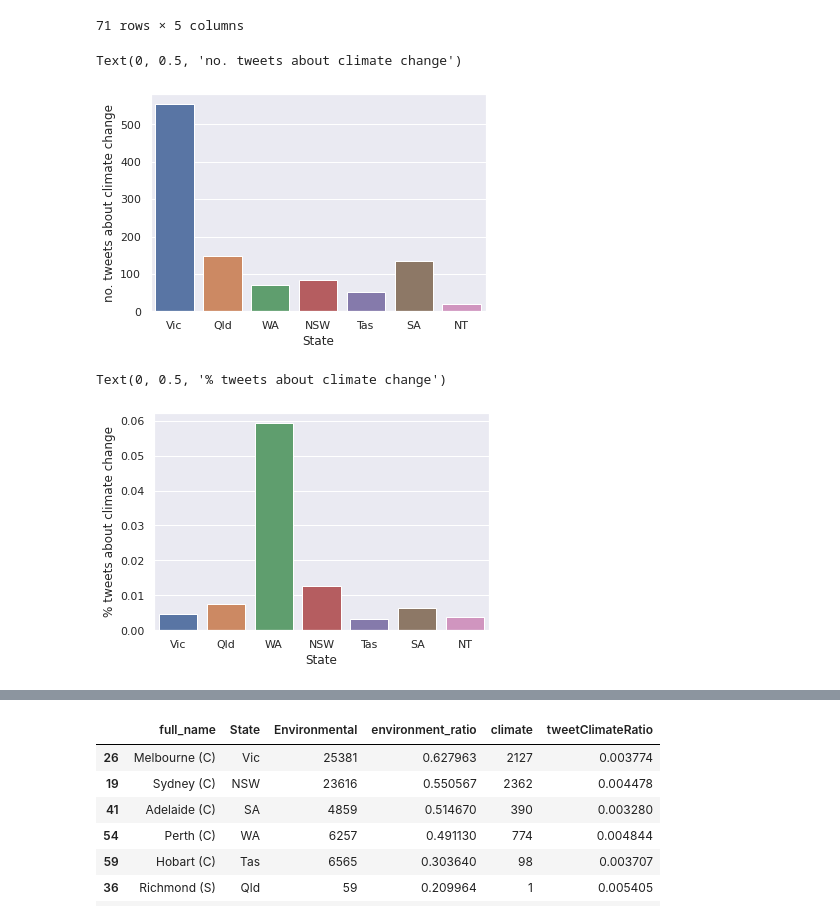
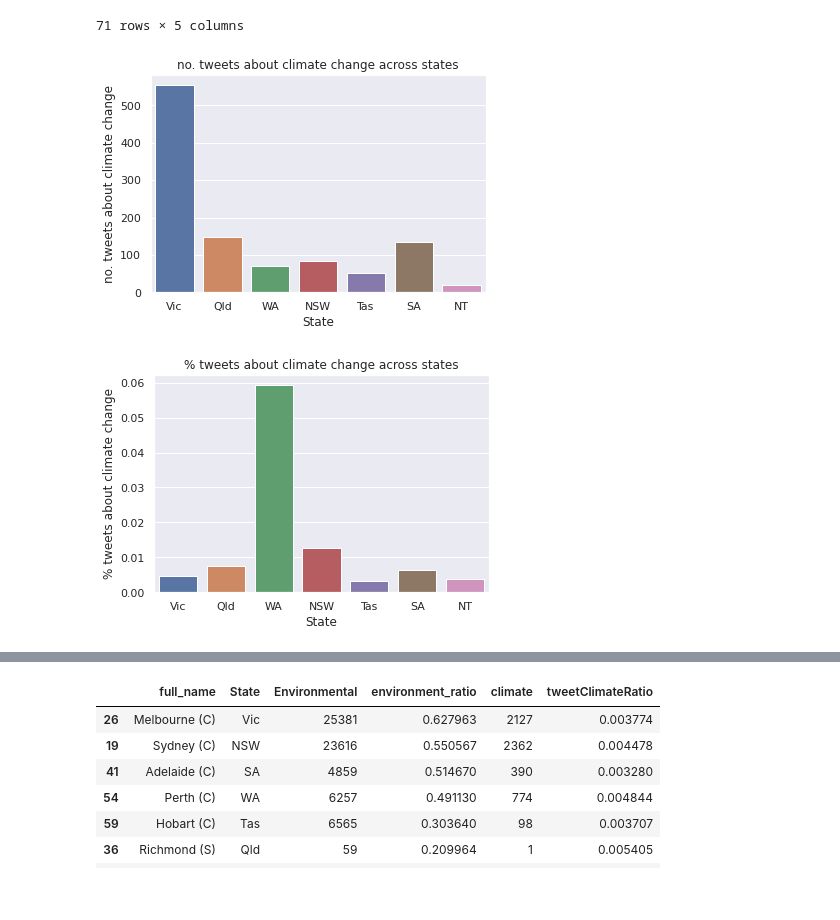
Before and after one commit to rainstyleXDD/Australia-Social-Media-Analytics-on-the-Cloud-Data-Processing, a Jupyter notebook: Data Analysis.ipynb, the cells around one changed output, grey strips where cells are left out. Cells and saved outputs as stored; diff of their text form; code cells hidden in the pictures; blank space fills up the shorter version.

```diff
--- a/Untitled.ipynb
+++ b/Data Analysis.ipynb
@@ -416,17 +429,21 @@ tweetClimate
 | 70 | Ballina (A) | 1 | 793 | NSW | 0.001261 |
 71 rows × 5 columns
 # %%
+plt.tight_layout()
 chart = sns.barplot(data=tweetClimate, x="State", y="climate", errorbar = None)
 chart.set_ylabel('no. tweets about climate change')
+chart.set_title('no. tweets about climate change across states')
+chart.figure.savefig("./plots/no_climate_state", dpi=300)
 # %% [output]
-Text(0, 0.5, 'no. tweets about climate change')
-[figure, old version]
+[figure, new version]
 # %%
+plt.tight_layout()
 chart = sns.barplot(data=tweetClimate, x="State", y="tweetClimateRatio", errorbar = None)
 chart.set_ylabel('% tweets about climate change')
+chart.set_title('% tweets about climate change across states')
+chart.figure.savefig("./plots/pre_climate_state", dpi=300)
 # %% [output]
-Text(0, 0.5, '% tweets about climate change')
-[figure, old version]
+[figure, new version]
 # %%
 environmental_transport = pd.merge(environmental_transport, tweetClimate, left_on ='full_name', right_on = 'key_0', how = 'inner')
 environmental_transport
```
Also changed, not shown: parts of 54 cells of this notebook, 31 other files.
